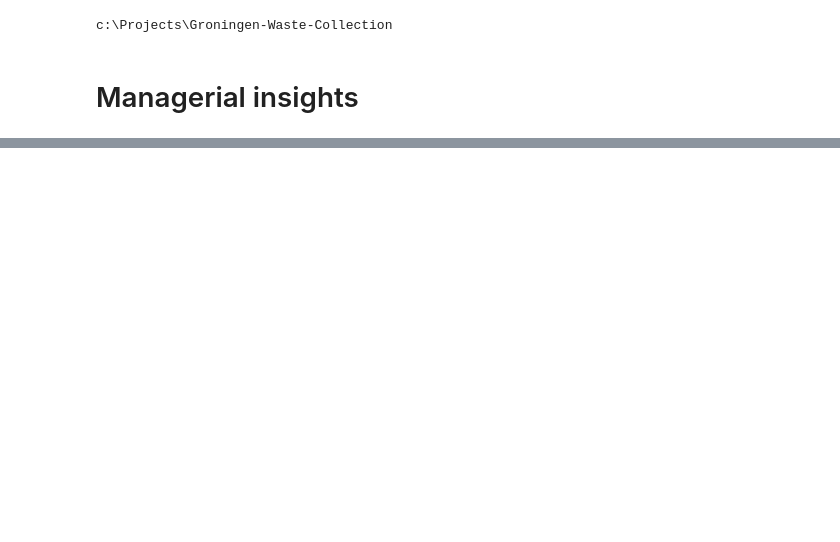
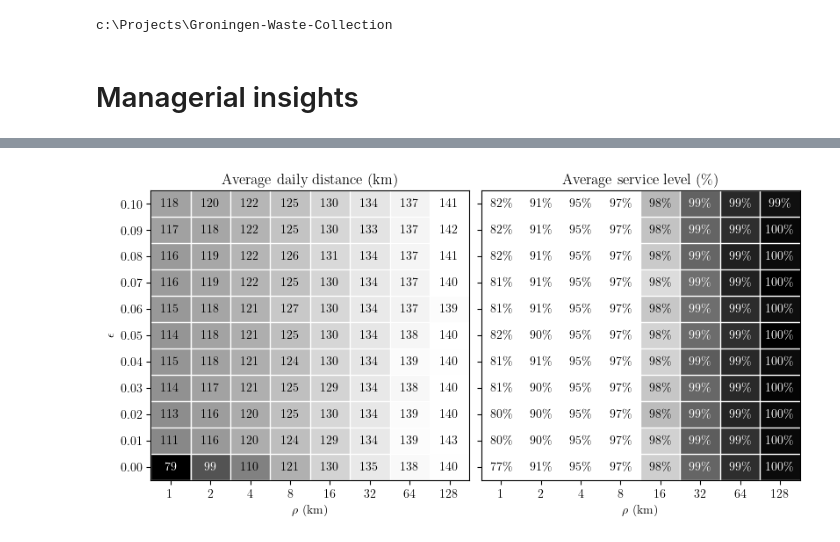
Before and after one commit to N-Wouda/Urban-Waste-Collection, a Jupyter notebook: notebooks/managerial_insights.ipynb, the cells around one changed output, grey strips where cells are left out. Saved outputs shown, nothing was run; the diff lists cells and outputs as text; code cells hidden in the pictures; blank space fills up the shorter version.

```diff
--- a/notebooks/managerial_insights.ipynb
+++ b/notebooks/managerial_insights.ipynb
@@ -15,0 +17,4 @@ import pandas as pd
+# %%
+# For final compilation
+mpl.rcParams["text.usetex"] = True
+mpl.rcParams["font.family"] = "Computer Modern Serif"
@@ -21,7 +28,12 @@ def load(files: list[str]) -> pd.DataFrame:
             data.append(json.load(fh))
 
     df = pd.DataFrame(data)
+    df["avg_route_duration"] = pd.to_timedelta(df["avg_route_duration"])
     df["experiment"] = range(1, len(files) + 1)
-    df["avg_distance_per_day"] = df["avg_route_distance"] * df["avg_num_routes_per_day"]
+
+    num_routes_day = df["avg_num_routes_per_day"]
+    df["avg_distance"] = df["avg_route_distance"] * num_routes_day
+    df["avg_clusters"] = df["avg_route_clusters"] * num_routes_day
+    df["avg_stops"] = df["avg_route_stops"] * num_routes_day
 
     return df
@@ -72,0 +56,4 @@ prize
+# %%
+tune = load([f"out/tuning/prize_{idx}.json" for idx in range(1, 89)])
+tune["rho"] = np.repeat(1000 * 2 ** np.arange(8), 11)
+tune["epsilon"] = 1 - np.tile(np.linspace(0.9, 1.0, num=11), 8)
@@ -72,0 +92,70 @@ prize
+# %%
+avg_distance = tune.pivot(
+    index="epsilon",
+    columns="rho",
+    values="avg_distance",
+).to_numpy()
+
+avg_service_level = tune.pivot(
+    index="epsilon",
+    columns="rho",
+    values="avg_service_level",
+).to_numpy()
+
+rhos = sorted(tune.rho.unique() // 1_000)
+epsilons = sorted(tune.epsilon.unique())
+
+fig, (ax1, ax2) = plt.subplots(
+    1,
+    2,
+    figsize=(8, 4),
+    sharey=True,
+    layout="constrained",
+)
+
+
+def make_plot(ax, data, **kwargs):
+    ax.imshow(data, origin="lower", aspect="auto", **kwargs)
+
+    ax.set_xticks(np.arange(len(rhos)), labels=rhos)
+    ax.set_yticks(np.arange(len(epsilons)), labels=map("{:.2f}".format, epsilons))
+
+    ax.set_xticks(np.arange(len(rhos)) - .5, minor=True)
+    ax.set_yticks(np.arange(len(epsilons) + 1) - .5, minor=True)
+    ax.grid(which="minor", color="w", linestyle="-", linewidth=1)
+    ax.tick_params(which="minor", bottom=False, left=False)
+
+
+make_plot(ax1, avg_distance, vmax=140_000, cmap="gray")
+make_plot(ax2, avg_service_level, vmin=0.98, cmap="gray_r")
+
+for i in range(len(epsilons)):
+    for j in range(len(rhos)):
+        ax1.text(
+            j,
+            i,
+            "{:.0f}".format(avg_distance[i, j] / 1_000),
+            ha="center",
+            va="center",
+            c="white" if avg_distance[i, j] / 1_000 < 100 else "black",
+        )
+
+        ax2.text(
+            j,
+            i,
+            "{:.0f}\%".format(100 * avg_service_level[i, j]),
+            ha="center",
+            va="center",
+            c="white" if avg_service_level[i, j] >= 0.985 else "black",
+        )
+
+ax1.set_ylabel("$\epsilon$")
+ax1.set_xlabel("$\\rho$ (km)")
+ax2.set_xlabel("$\\rho$ (km)")
+
+ax1.set_title("Average daily distance (km)")
+ax2.set_title("Average service level (\%)")
+
+plt.savefig("out/case_tuning.pdf", transparent=True)
+# %% [output]
+[figure, added]
```
Also changed, not shown: parts of 28 cells of this notebook.
